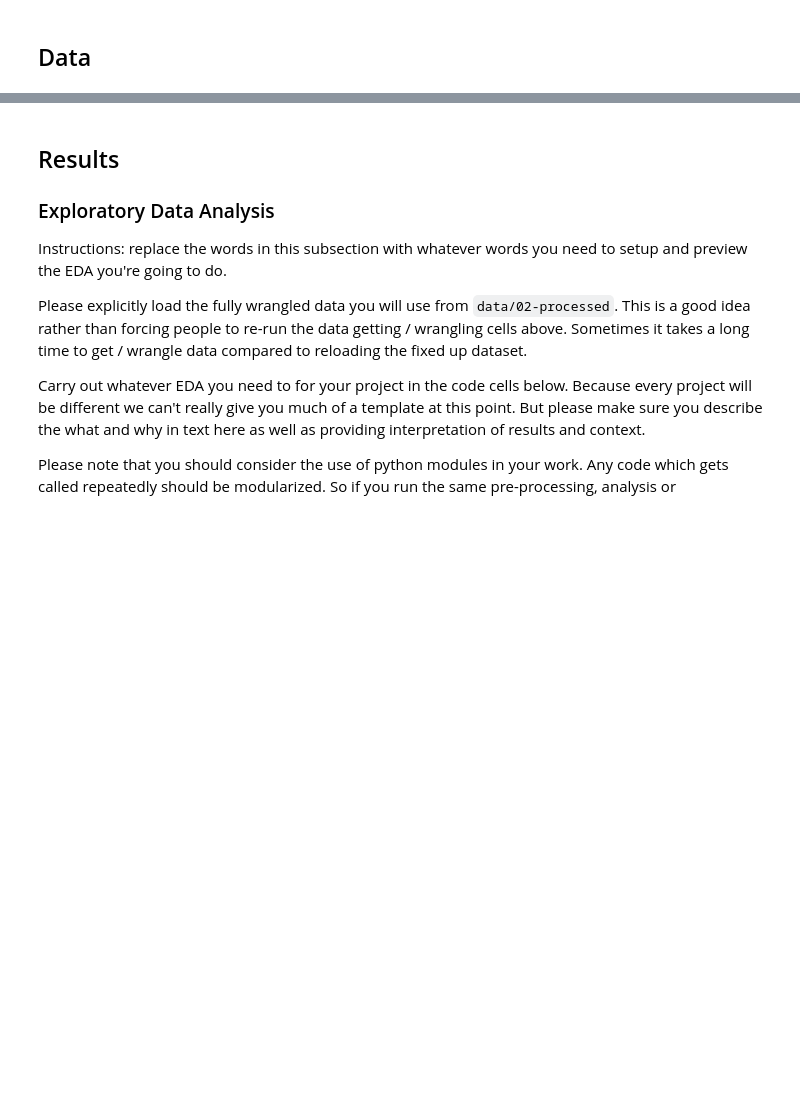
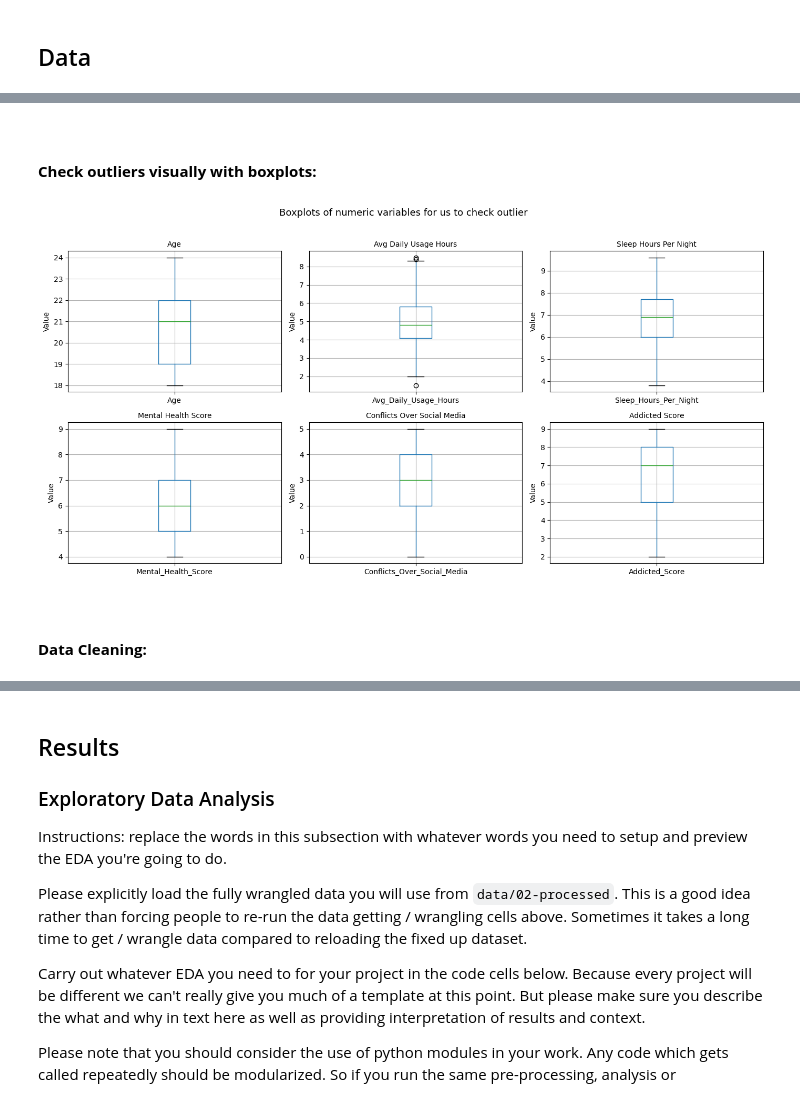
Before and after one commit to COGS108/Group151_WI26, a Jupyter notebook: 02-EDACheckpoint.ipynb, the cells around one changed output, grey strips where cells are left out. Drawn from its saved outputs; the diff is of its cells as text; code cells hidden in the pictures; blank space fills up the shorter version.

```diff
--- a/02-EDACheckpoint.ipynb
+++ b/02-EDACheckpoint.ipynb
@@ -93,0 +317,23 @@ Instructions: REPLACE the contents of this cell and the one below with your work
+# %% [markdown]
+<br>
+# %% [markdown]
+**Check outliers visually with boxplots:**
+# %%
+
+numeric_cols = ['Age', 'Avg_Daily_Usage_Hours', 'Sleep_Hours_Per_Night',
+                'Mental_Health_Score', 'Conflicts_Over_Social_Media', 'Addicted_Score']
+
+fig, axes = plt.subplots(2, 3, figsize=(14, 7))
+for ax, col in zip(axes.flatten(), numeric_cols):
+    df_raw.boxplot(column=col, ax=ax)
+    ax.set_title(col.replace('_', ' '), fontsize=10)
+    ax.set_ylabel('Value')
+plt.suptitle('Boxplots of numeric variables for us to check outlier', fontsize=13, y=1.02)
+plt.tight_layout()
+plt.show()
+# %% [output]
+[figure, added]
+# %% [markdown]
+<br>
+# %% [markdown]
+**Data Cleaning:**
```
Also changed, not shown: parts of 84 cells of this notebook.
